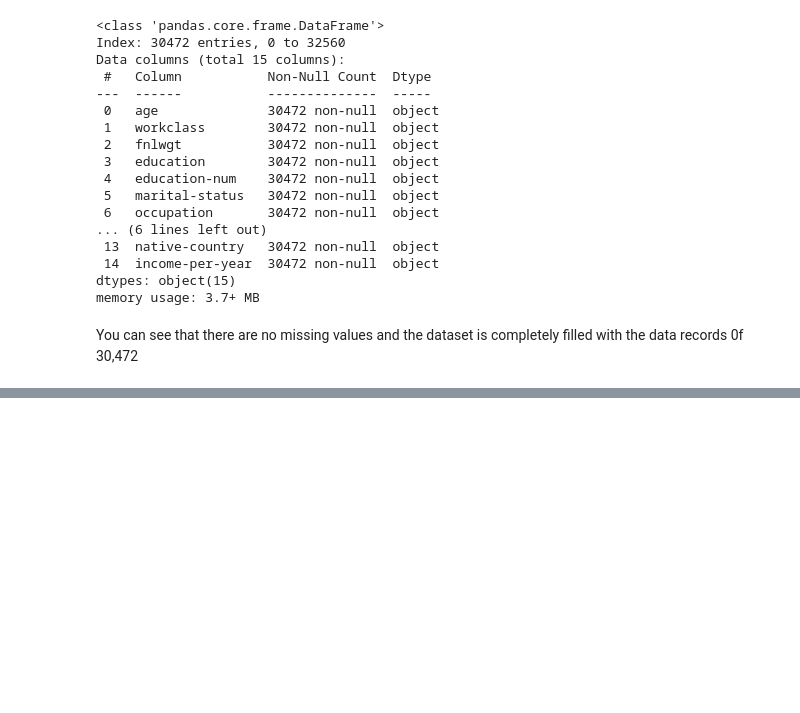
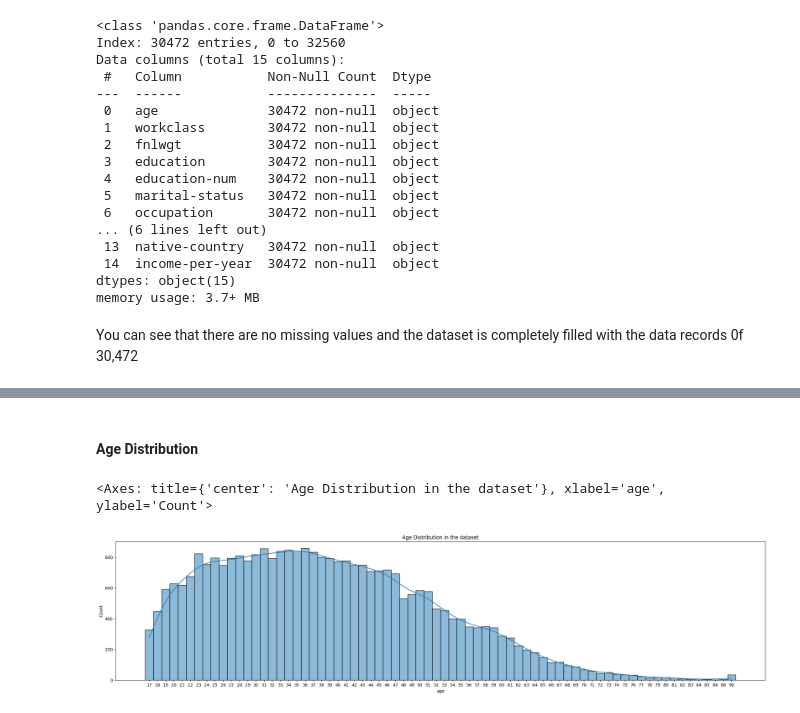
Before and after one commit to SandinMaheeshakya/ML-Income-Prediction-System, a Jupyter notebook: Pre-Processing Data.ipynb, the cells around one changed output, grey strips where cells are left out. Saved outputs shown, nothing was run; the diff lists cells and outputs as text; code cells hidden in the pictures; blank space fills up the shorter version.

```diff
--- a/Pre-Processing Data.ipynb
+++ b/Pre-Processing Data.ipynb
@@ -635,0 +655,11 @@ adult_dataset.describe()
+# %% [markdown]
+#### Age Distribution
+# %%
+# Age value count
+sorted_ages = adult_dataset['age'].sort_values()
+plt.figure(figsize=(28, 6))
+plt.title("Age Distribution in the dataset")
+sns.histplot(sorted_ages, kde=True, label=column)
+# %% [output]
+<Axes: title={'center': 'Age Distribution in the dataset'}, xlabel='age', ylabel='Count'>
+[figure, added]
```
Also changed, not shown: parts of 17 cells of this notebook.
